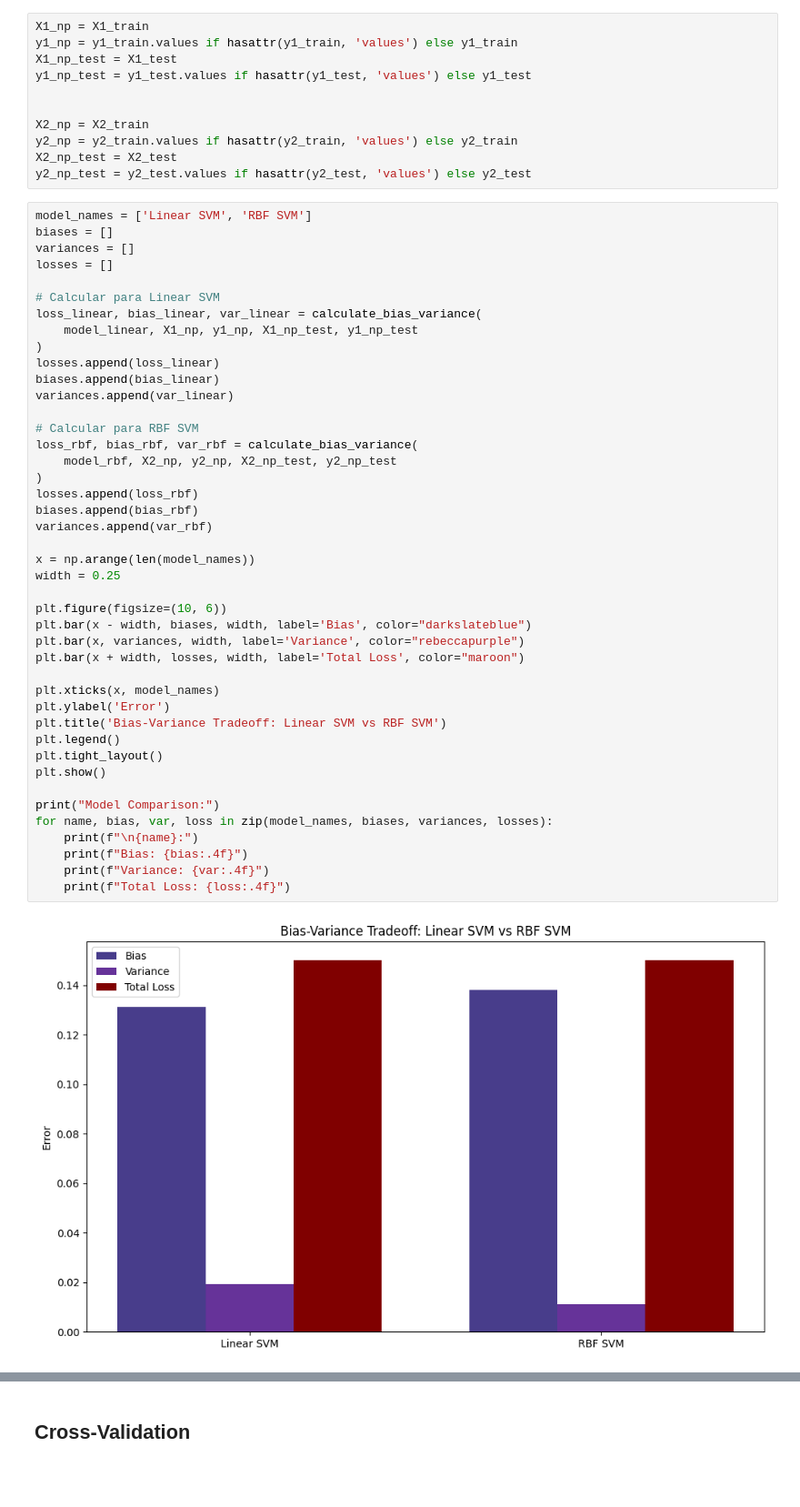
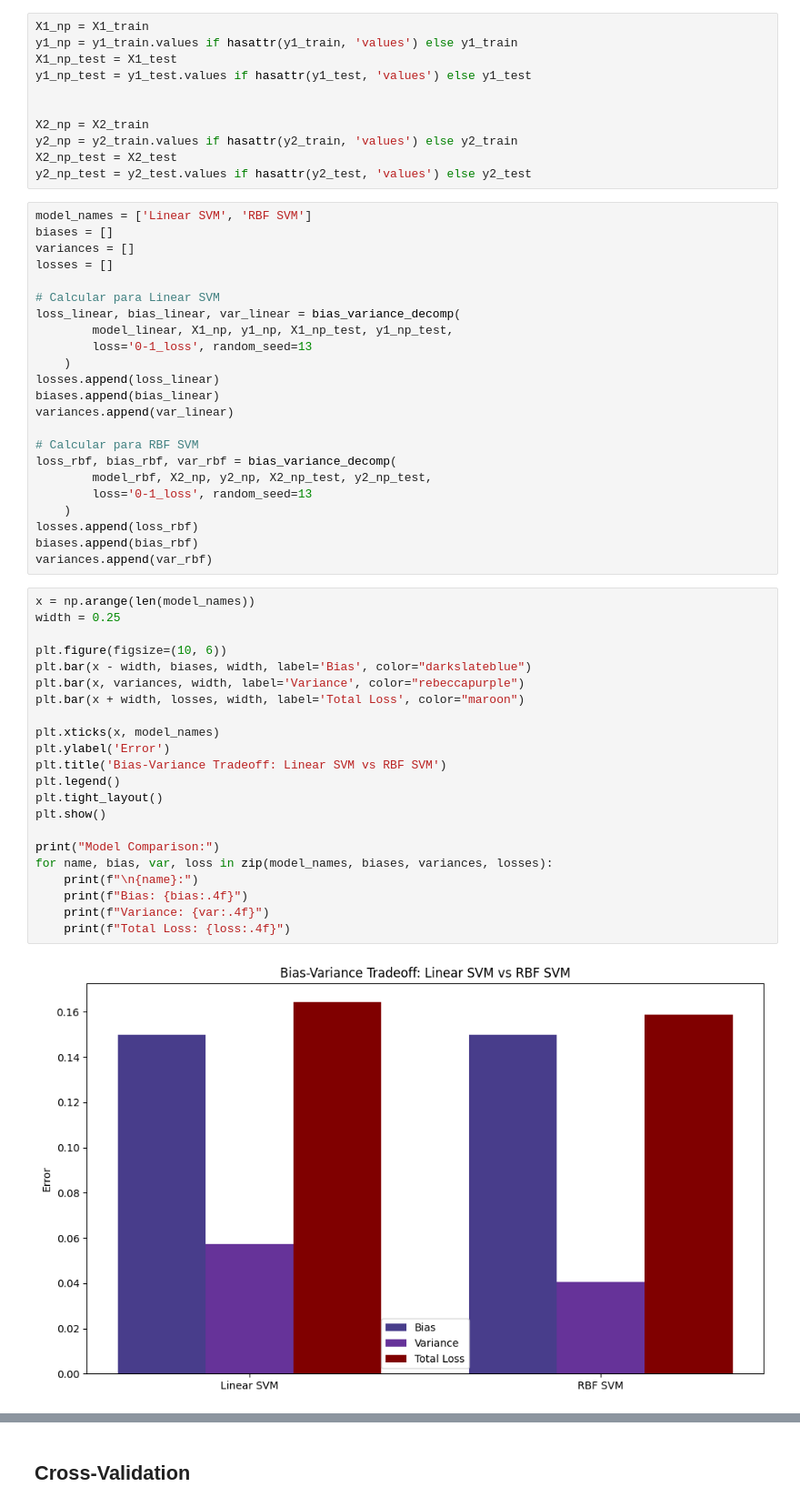
Before and after one commit to RodriCouto/ML_na_previsao_do_tempo_de_internato, a Jupyter notebook: SVM_auxiliar.ipynb, the cells around one changed output, grey strips where cells are left out. Shown at 91% size. Saved outputs shown, nothing was run; the diff lists cells and outputs as text; blank space fills up the shorter version.

```diff
--- a/SVM_auxiliar.ipynb
+++ b/SVM_auxiliar.ipynb
@@ -261,51 +221,53 @@ X2_np = X2_train
 y2_np = y2_train.values if hasattr(y2_train, 'values') else y2_train
 X2_np_test = X2_test
 y2_np_test = y2_test.values if hasattr(y2_test, 'values') else y2_test
+# %%
+model_names = ['Linear SVM', 'RBF SVM']
+biases = []
+variances = []
+losses = []
+
+# Calcular para Linear SVM
+loss_linear, bias_linear, var_linear = bias_variance_decomp(
+        model_linear, X1_np, y1_np, X1_np_test, y1_np_test,
+        loss='0-1_loss', random_seed=13
+    )
+losses.append(loss_linear)
+biases.append(bias_linear)
+variances.append(var_linear)
+
+# Calcular para RBF SVM
+loss_rbf, bias_rbf, var_rbf = bias_variance_decomp(
+        model_rbf, X2_np, y2_np, X2_np_test, y2_np_test,
+        loss='0-1_loss', random_seed=13
+    )
+losses.append(loss_rbf)
+biases.append(bias_rbf)
+variances.append(var_rbf)
 # %%
-model_names = ['Linear SVM', 'RBF SVM']
-biases = []
-variances = []
-losses = []
-
-# Calcular para Linear SVM
-loss_linear, bias_linear, var_linear = calculate_bias_variance(
-    model_linear, X1_np, y1_np, X1_np_test, y1_np_test
-)
-losses.append(loss_linear)
-biases.append(bias_linear)
-variances.append(var_linear)
-
-# Calcular para RBF SVM
-loss_rbf, bias_rbf, var_rbf = calculate_bias_variance(
-    model_rbf, X2_np, y2_np, X2_np_test, y2_np_test
-)
-losses.append(loss_rbf)
-biases.append(bias_rbf)
-variances.append(var_rbf)
-
 x = np.arange(len(model_names))
 width = 0.25
 
 plt.figure(figsize=(10, 6))
 plt.bar(x - width, biases, width, label='Bias', color="darkslateblue")
 plt.bar(x, variances, width, label='Variance', color="rebeccapurple")
 plt.bar(x + width, losses, width, label='Total Loss', color="maroon")
 
 plt.xticks(x, model_names)
 plt.ylabel('Error')
 plt.title('Bias-Variance Tradeoff: Linear SVM vs RBF SVM')
 plt.legend()
 plt.tight_layout()
 plt.show()
 
 print("Model Comparison:")
 for name, bias, var, loss in zip(model_names, biases, variances, losses):
     print(f"\n{name}:")
     print(f"Bias: {bias:.4f}")
     print(f"Variance: {var:.4f}")
     print(f"Total Loss: {loss:.4f}")
 # %% [output]
-[figure, old version]
+[figure, new version]
 Model Comparison:
 
 Linear SVM:
```
Also changed, not shown: parts of 5 cells of this notebook, 1 other file.
